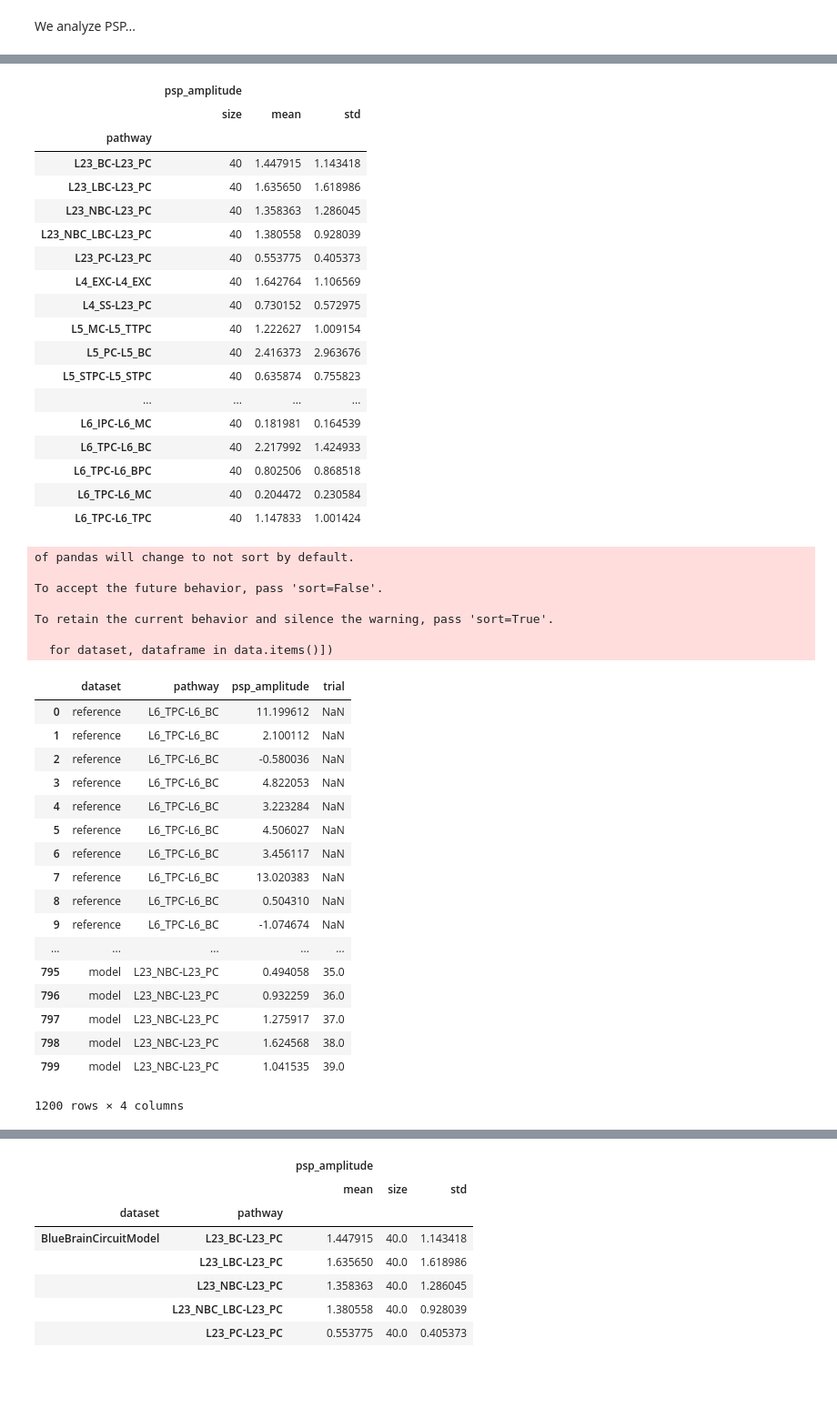
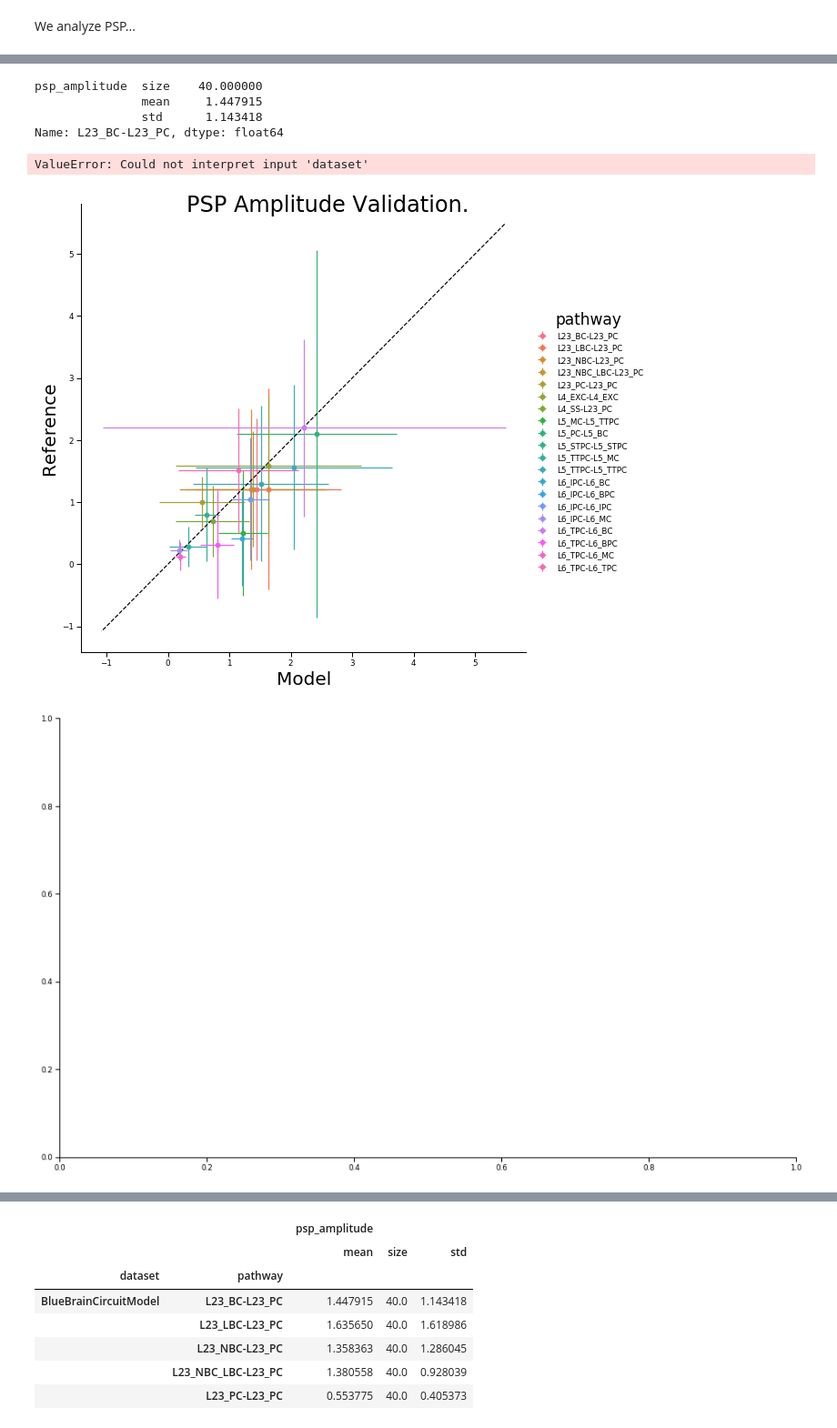
Before and after one commit to BlueBrain/DMT, a Jupyter notebook: v2/neuro_dmt/library/users/visood/sscx_dissemination/analyses/simulation/psp_callibration/notebooks/AnalyzePSP.ipynb, the cells around one changed output, grey strips where cells are left out. Shown at 91% size. Drawn from its saved outputs; the diff is of its cells as text; code cells hidden in the pictures; blank space fills up the shorter version.

Commit message:
plot psp std vs mean

```diff
--- a/v2/neuro_dmt/library/users/visood/sscx_dissemination/analyses/simulation/psp_callibration/notebooks/AnalyzePSP.ipynb
+++ b/v2/neuro_dmt/library/users/visood/sscx_dissemination/analyses/simulation/psp_callibration/notebooks/AnalyzePSP.ipynb
@@ -89,55 +101,17 @@ measurement_pspamps["data"].head()
-# %%
-df = measurement_pspamps["data"]
-df.groupby(["pathway"]).agg(["size", "mean", "std"])
-# %% [output]
-|  | psp_amplitude |  |  |
-|  | size | mean | std |
-| pathway |  |  |  |
-| L23_BC-L23_PC | 40 | 1.447915 | 1.143418 |
-| L23_LBC-L23_PC | 40 | 1.635650 | 1.618986 |
-| L23_NBC-L23_PC | 40 | 1.358363 | 1.286045 |
-| L23_NBC_LBC-L23_PC | 40 | 1.380558 | 0.928039 |
-| L23_PC-L23_PC | 40 | 0.553775 | 0.405373 |
-| L4_EXC-L4_EXC | 40 | 1.642764 | 1.106569 |
-| L4_SS-L23_PC | 40 | 0.730152 | 0.572975 |
-| L5_MC-L5_TTPC | 40 | 1.222627 | 1.009154 |
-| L5_PC-L5_BC | 40 | 2.416373 | 2.963676 |
-| L5_STPC-L5_STPC | 40 | 0.635874 | 0.755823 |
-| ... | ... | ... | ... |
-| L6_IPC-L6_MC | 40 | 0.181981 | 0.164539 |
-| L6_TPC-L6_BC | 40 | 2.217992 | 1.424933 |
-| L6_TPC-L6_BPC | 40 | 0.802506 | 0.868518 |
-| L6_TPC-L6_MC | 40 | 0.204472 | 0.230584 |
-| L6_TPC-L6_TPC | 40 | 1.147833 | 1.001424 |
-# %%
-from dmt.data.observation import measurement
-measurement.concat_as_samples({
-    "reference": reference_data,
-    "model": df})
-# %% [output]
-of pandas will change to not sort by default.
-
-To accept the future behavior, pass 'sort=False'.
-
-To retain the current behavior and silence the warning, pass 'sort=True'.
-
-  for dataset, dataframe in data.items()])
-|  | dataset | pathway | psp_amplitude | trial |
-| 0 | reference | L6_TPC-L6_BC | 11.199612 | NaN |
-| 1 | reference | L6_TPC-L6_BC | 2.100112 | NaN |
-| 2 | reference | L6_TPC-L6_BC | -0.580036 | NaN |
-| 3 | reference | L6_TPC-L6_BC | 4.822053 | NaN |
-| 4 | reference | L6_TPC-L6_BC | 3.223284 | NaN |
-| 5 | reference | L6_TPC-L6_BC | 4.506027 | NaN |
-| 6 | reference | L6_TPC-L6_BC | 3.456117 | NaN |
-| 7 | reference | L6_TPC-L6_BC | 13.020383 | NaN |
-| 8 | reference | L6_TPC-L6_BC | 0.504310 | NaN |
-| 9 | reference | L6_TPC-L6_BC | -1.074674 | NaN |
-| ... | ... | ... | ... | ... |
-| 795 | model | L23_NBC-L23_PC | 0.494058 | 35.0 |
-| 796 | model | L23_NBC-L23_PC | 0.932259 | 36.0 |
-| 797 | model | L23_NBC-L23_PC | 1.275917 | 37.0 |
-| 798 | model | L23_NBC-L23_PC | 1.624568 | 38.0 |
-| 799 | model | L23_NBC-L23_PC | 1.041535 | 39.0 |
-1200 rows × 4 columns
+# %%
+mpsp.loc["L23_BC-L23_PC"]
+# %% [output]
+psp_amplitude  size    40.000000
+               mean     1.447915
+               std      1.143418
+Name: L23_BC-L23_PC, dtype: float64
+# %%
+figures =\
+    analysis_pspamps.get_figures(
+        measurement_pspamps,
+        reference_data)
+# %% [output]
+ValueError: Could not interpret input 'dataset'
+[figure, added]
+[figure, added]
 # %%
```
Also changed, not shown: parts of 9 cells of this notebook, 1 other file.
